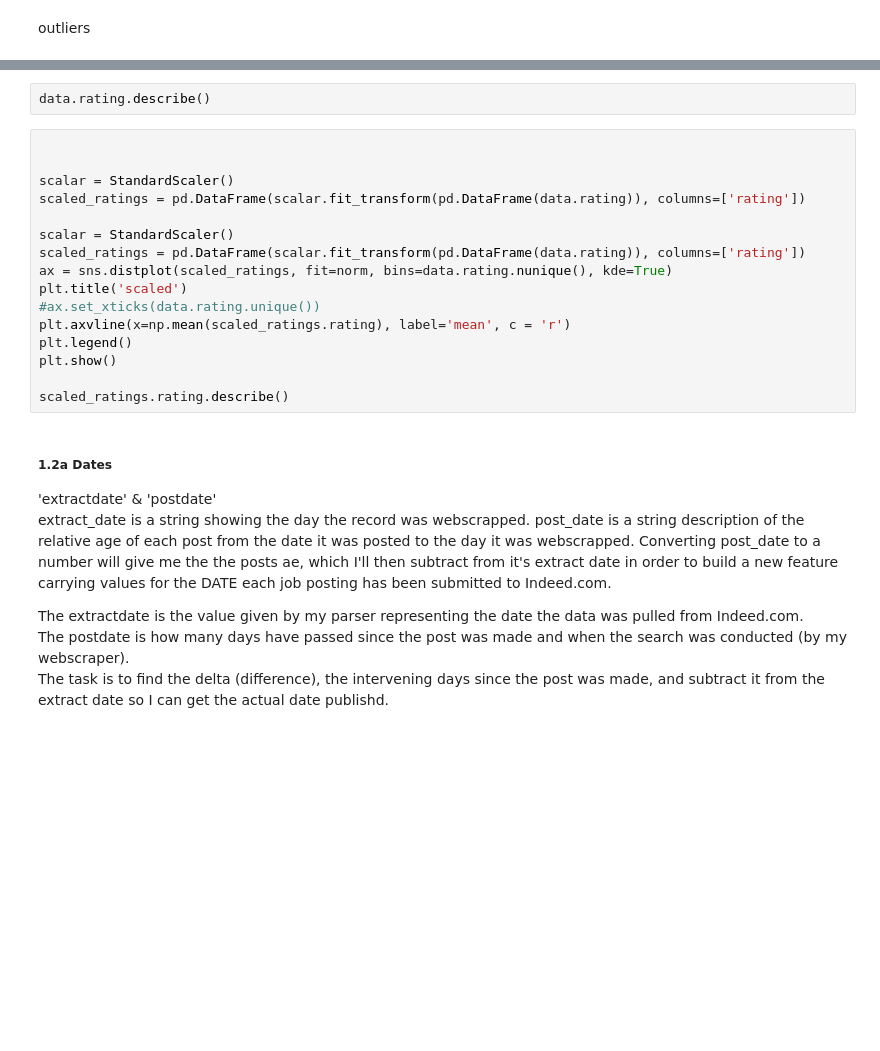
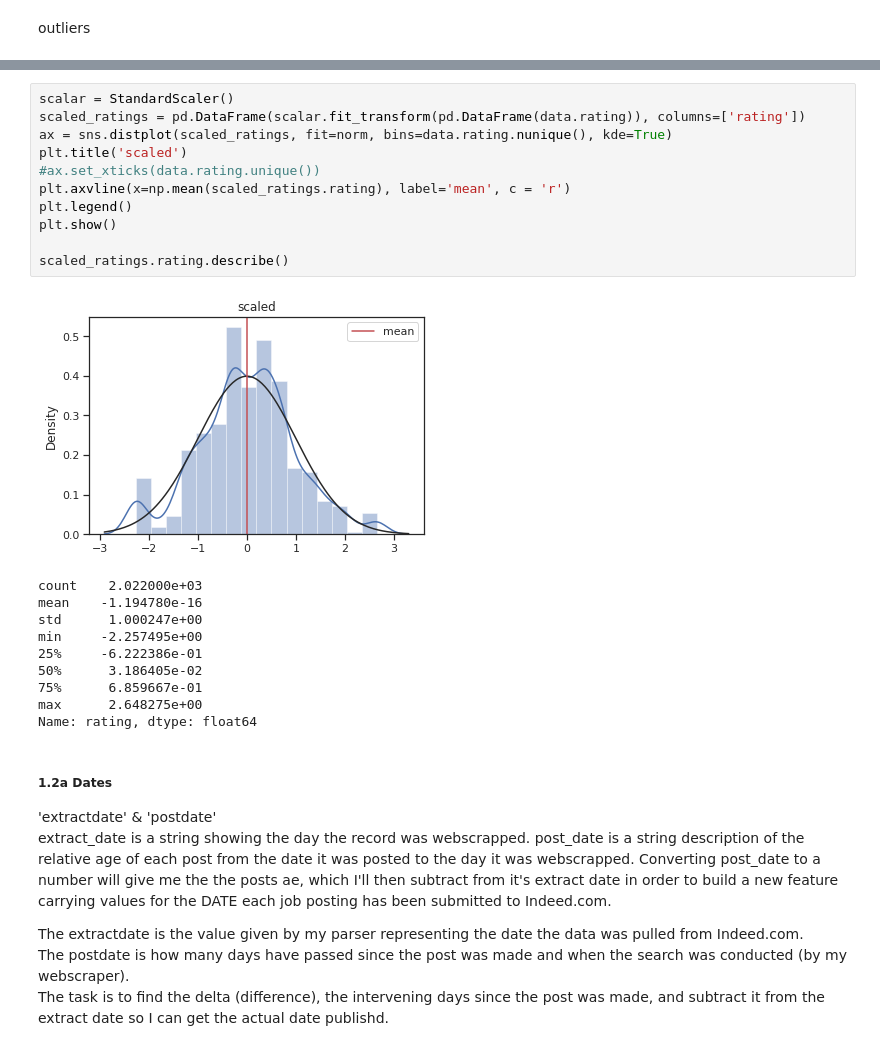
Before and after one commit to 333Kenji/indeedjobscraper, a Jupyter notebook: docs/1_wrangling_engineering.ipynb, the cells around one changed output, grey strips where cells are left out. Saved outputs shown, nothing was run; the diff lists cells and outputs as text; blank space fills up the shorter version.

```diff
--- a/docs/1_wrangling_engineering.ipynb
+++ b/docs/1_wrangling_engineering.ipynb
@@ -318,21 +340,25 @@ plt.show()
-# %%
-data.rating.describe()
 # %%
-
-
-scalar = StandardScaler()
-scaled_ratings = pd.DataFrame(scalar.fit_transform(pd.DataFrame(data.rating)), columns=['rating'])
-
 scalar = StandardScaler()
 scaled_ratings = pd.DataFrame(scalar.fit_transform(pd.DataFrame(data.rating)), columns=['rating'])
 ax = sns.distplot(scaled_ratings, fit=norm, bins=data.rating.nunique(), kde=True)
 plt.title('scaled')
 #ax.set_xticks(data.rating.unique())
 plt.axvline(x=np.mean(scaled_ratings.rating), label='mean', c = 'r')
 plt.legend()
 plt.show()
 
 scaled_ratings.rating.describe()
+# %% [output]
+[figure, added]
+count    2.022000e+03
+mean    -1.194780e-16
+std      1.000247e+00
+min     -2.257495e+00
+25%     -6.222386e-01
+50%      3.186405e-02
+75%      6.859667e-01
+max      2.648275e+00
+Name: rating, dtype: float64
 # %% [markdown]
 ##### 1.2a Dates
 
```
Also changed, not shown: parts of 124 cells of this notebook, 1 other file.
